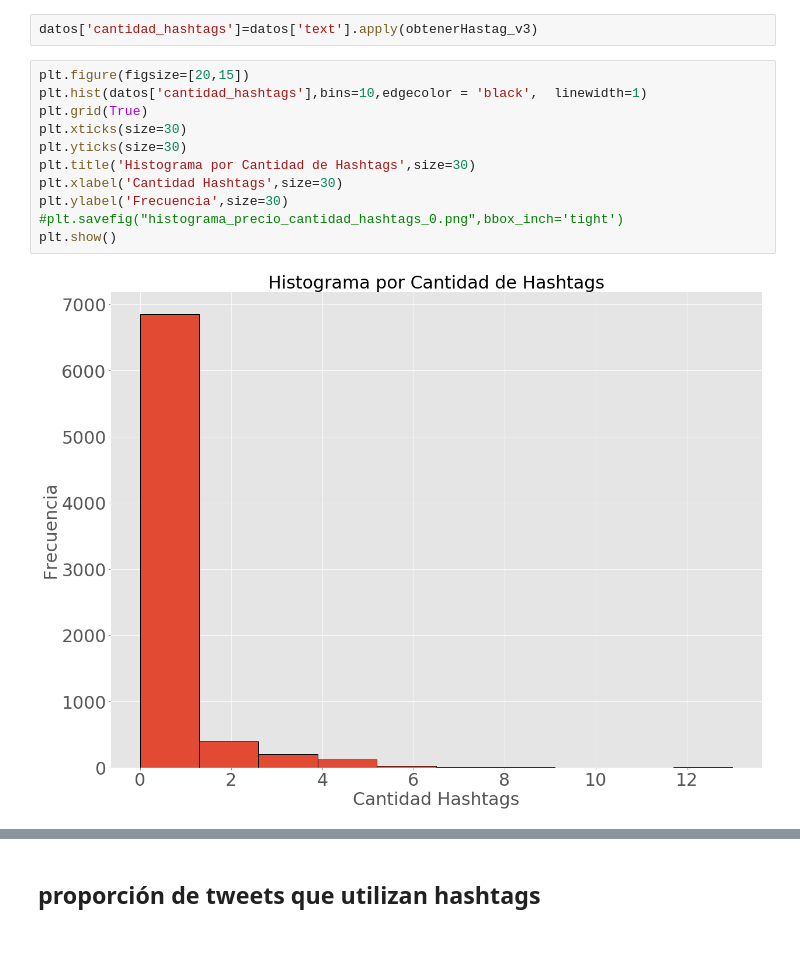
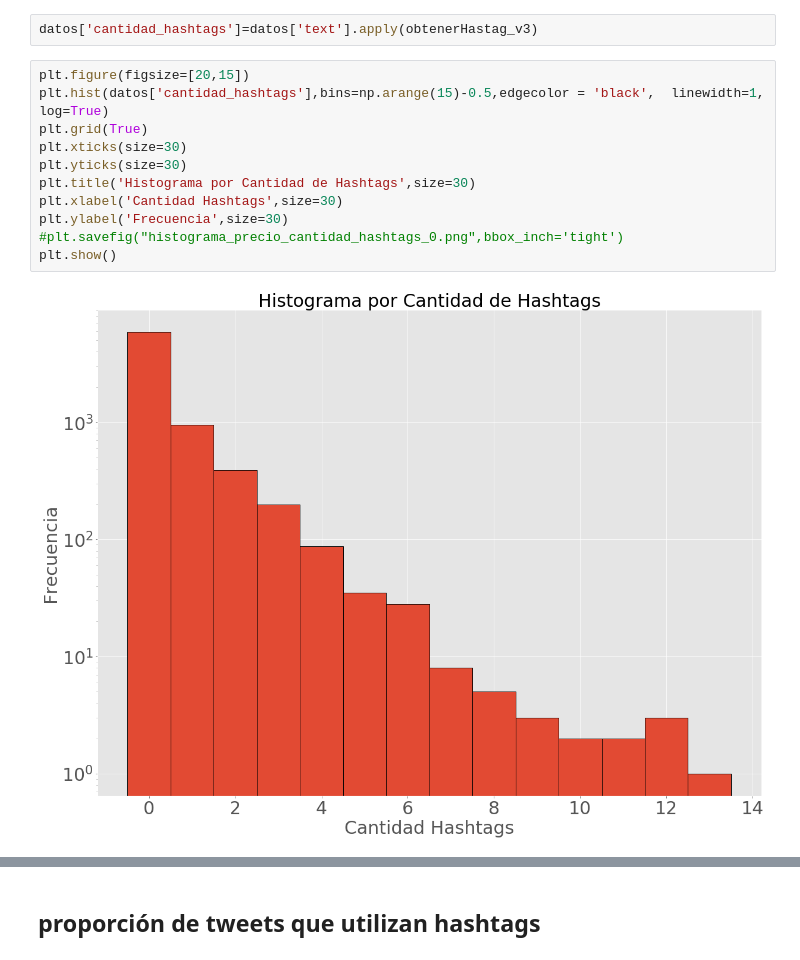
Before and after one commit to FranciscoGauna/TP1-Datos, a Jupyter notebook: Analisis-Kev.ipynb, the cells around one changed output, grey strips where cells are left out. Cells and saved outputs as stored; diff of their text form.

```diff
--- a/Analisis-Kev.ipynb
+++ b/Analisis-Kev.ipynb
@@ -245,17 +245,17 @@ datos.dropna(inplace=True)
 datos['cantidad_hashtags']=datos['text'].apply(obtenerHastag_v3)
 # %%
 plt.figure(figsize=[20,15])
-plt.hist(datos['cantidad_hashtags'],bins=10,edgecolor = 'black',  linewidth=1)
+plt.hist(datos['cantidad_hashtags'],bins=np.arange(15)-0.5,edgecolor = 'black',  linewidth=1, log=True)
 plt.grid(True)
 plt.xticks(size=30)
 plt.yticks(size=30)
 plt.title('Histograma por Cantidad de Hashtags',size=30)
 plt.xlabel('Cantidad Hashtags',size=30)
 plt.ylabel('Frecuencia',size=30)
 #plt.savefig("histograma_precio_cantidad_hashtags_0.png",bbox_inch='tight')
 plt.show()
 # %% [output]
-[figure, old version]
+[figure, new version]
 # %%
 plt.figure(figsize=[20,15])
 x1 = datos.loc[datos.target==1,'cantidad_hashtags']
```
Also changed, not shown: parts of 5 cells of this notebook.
